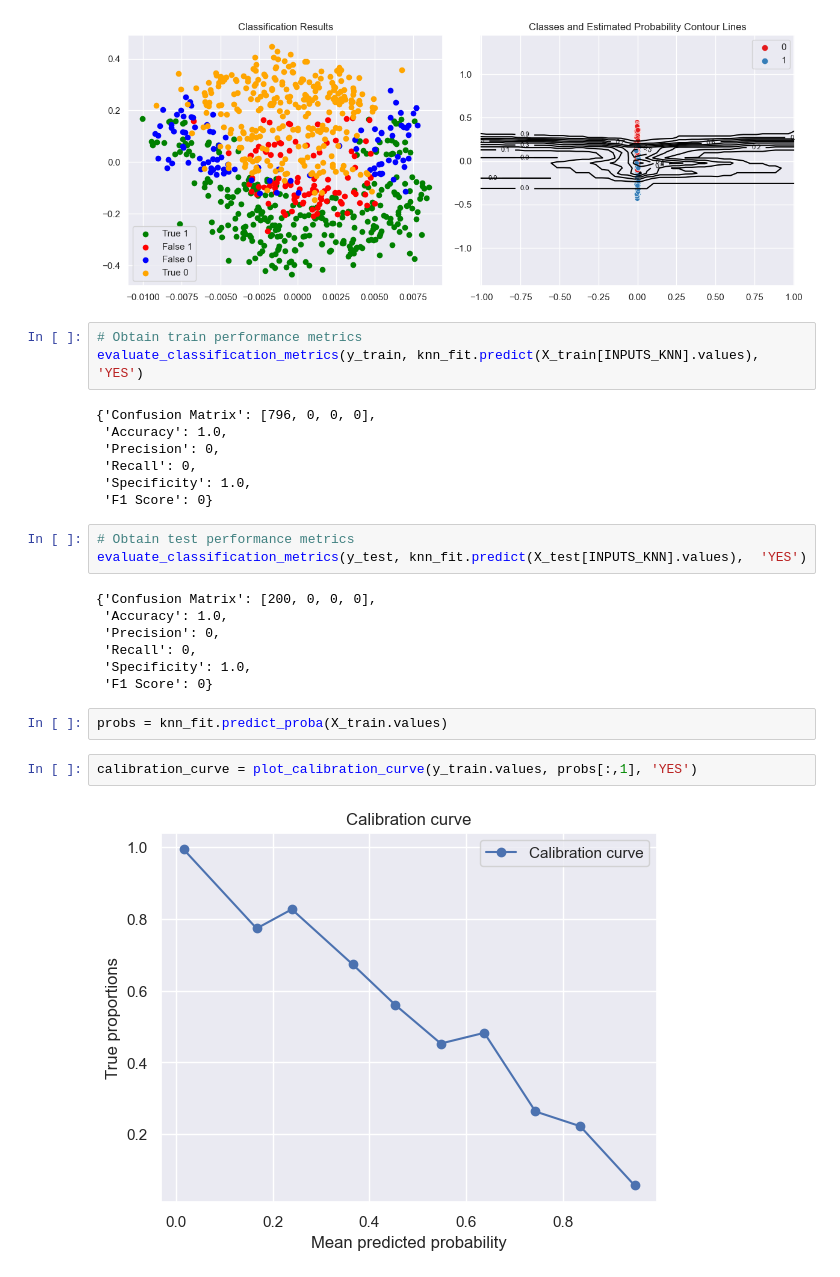
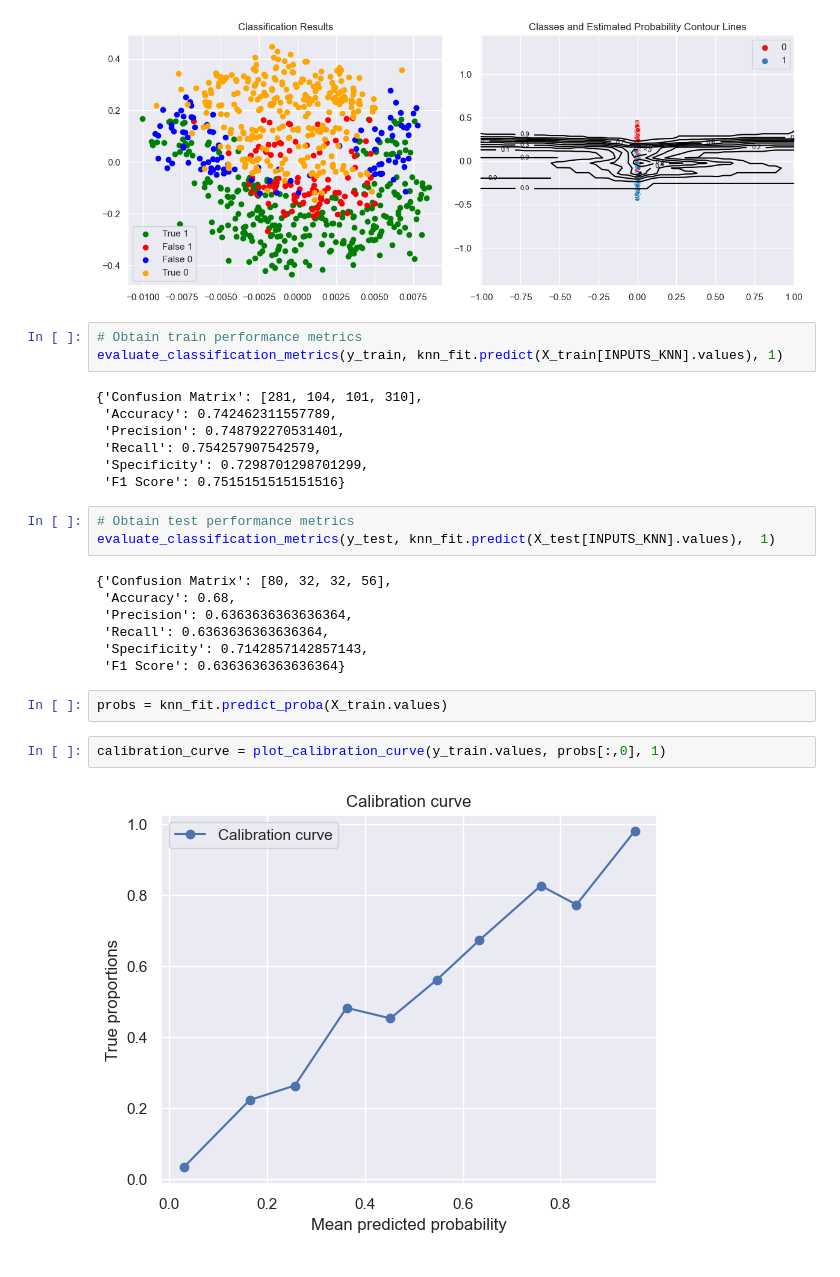
Before and after one commit to ICAI-IMAT-ML/p2-2-LuisGV10, a Jupyter notebook: notebook/Lab_2_2_kNN.ipynb, the cells around one changed output. Cells and saved outputs as stored; diff of their text form.

```diff
--- a/notebook/Lab_2_2_kNN.ipynb
+++ b/notebook/Lab_2_2_kNN.ipynb
@@ -96,28 +96,28 @@ model_predictions = plot_2Dmodel_predictions(X_train[INPUTS_KNN].values, y_train
 [figure]
 # %%
 # Obtain train performance metrics
-evaluate_classification_metrics(y_train, knn_fit.predict(X_train[INPUTS_KNN].values), 'YES')
+evaluate_classification_metrics(y_train, knn_fit.predict(X_train[INPUTS_KNN].values), 1)
 # %% [output]
-{'Confusion Matrix': [796, 0, 0, 0],
- 'Accuracy': 1.0,
- 'Precision': 0,
- 'Recall': 0,
- 'Specificity': 1.0,
- 'F1 Score': 0}
+{'Confusion Matrix': [281, 104, 101, 310],
+ 'Accuracy': 0.742462311557789,
+ 'Precision': 0.748792270531401,
+ 'Recall': 0.754257907542579,
+ 'Specificity': 0.7298701298701299,
+ 'F1 Score': 0.7515151515151516}
 # %%
 # Obtain test performance metrics
-evaluate_classification_metrics(y_test, knn_fit.predict(X_test[INPUTS_KNN].values),  'YES')
+evaluate_classification_metrics(y_test, knn_fit.predict(X_test[INPUTS_KNN].values),  1)
 # %% [output]
-{'Confusion Matrix': [200, 0, 0, 0],
- 'Accuracy': 1.0,
- 'Precision': 0,
- 'Recall': 0,
- 'Specificity': 1.0,
- 'F1 Score': 0}
+{'Confusion Matrix': [80, 32, 32, 56],
+ 'Accuracy': 0.68,
+ 'Precision': 0.6363636363636364,
+ 'Recall': 0.6363636363636364,
+ 'Specificity': 0.7142857142857143,
+ 'F1 Score': 0.6363636363636364}
 # %%
 probs = knn_fit.predict_proba(X_train.values)
 # %%
-calibration_curve = plot_calibration_curve(y_train.values, probs[:,1], 'YES')
+calibration_curve = plot_calibration_curve(y_train.values, probs[:,0], 1)
 # %% [output]
-[figure, old version]
+[figure, new version]
 # %%
```
Also changed, not shown: parts of 2 cells of this notebook.
